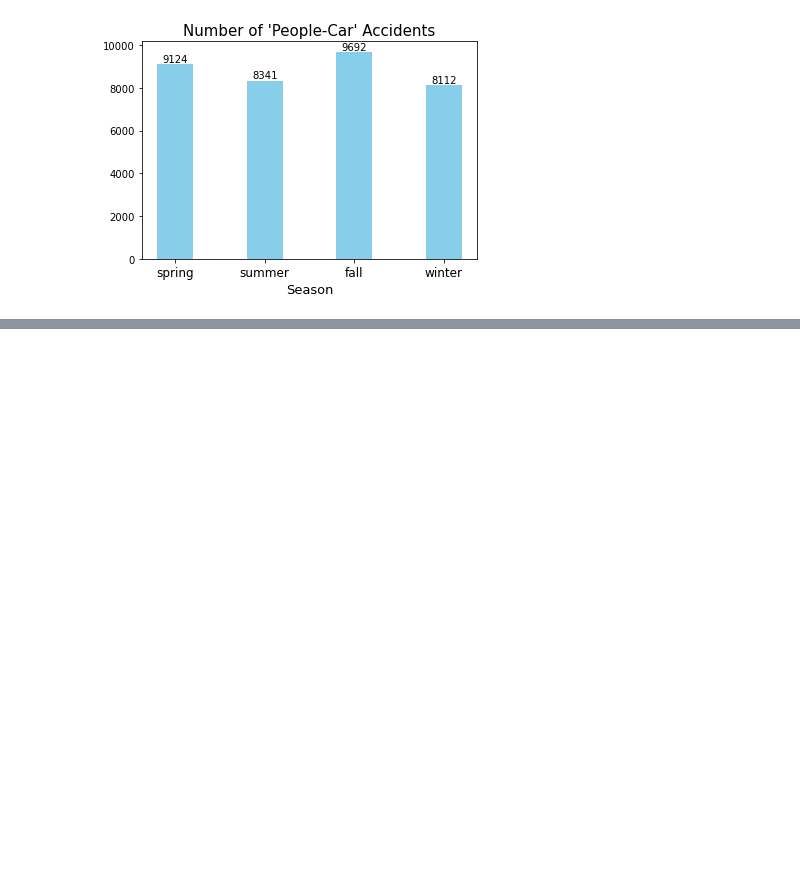
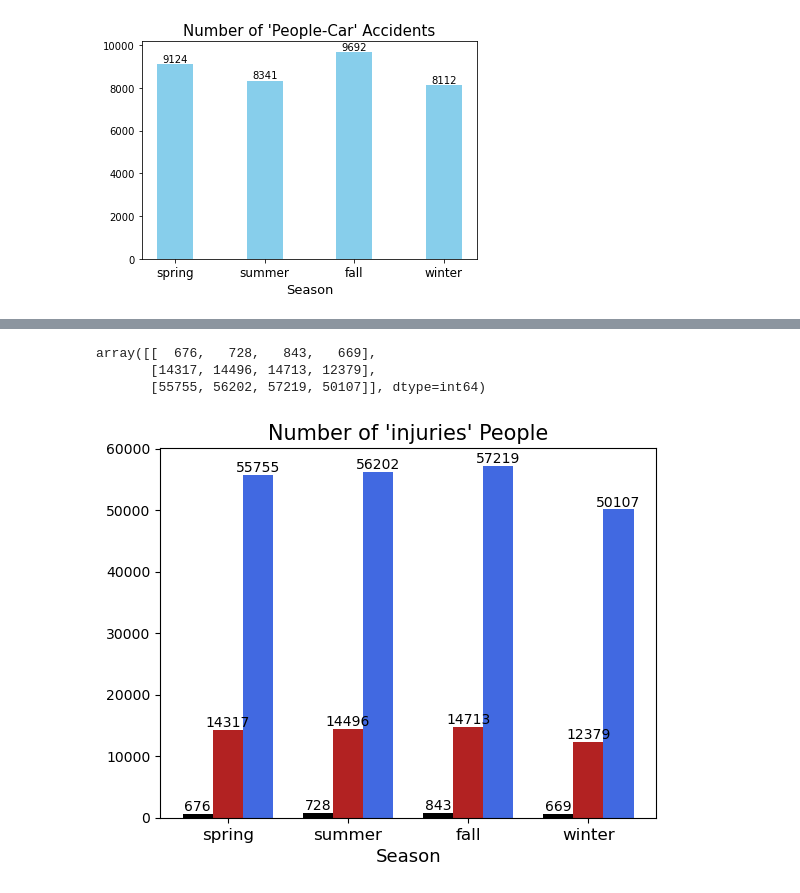
Before and after one commit to jeazure11/dataAnalytics_project, a Jupyter notebook: Final_project.ipynb, the cells around one changed output, grey strips where cells are left out. Saved outputs shown, nothing was run; the diff lists cells and outputs as text; code cells hidden in the pictures; blank space fills up the shorter version.

```diff
--- a/Final_project.ipynb
+++ b/Final_project.ipynb
@@ -166,0 +147,59 @@ plt.show()
+# %%
+#계절별 사망자, 중상자, 경상자 수
+
+#계절별 사망자수
+spr_dead = csv_spring[['사망자수']].sum()
+sum_dead = csv_summer[['사망자수']].sum()
+fall_dead = csv_fall[['사망자수']].sum()
+win_dead = csv_winter[['사망자수']].sum()
+
+#계절별 중상자수
+spr_seri = csv_spring[['중상자수']].sum()
+sum_seri = csv_summer[['중상자수']].sum()
+fall_seri = csv_fall[['중상자수']].sum()
+win_seri = csv_winter[['중상자수']].sum()
+
+#계절별 경상자수
+spr_min = csv_spring[['경상자수']].sum()
+sum_min = csv_summer[['경상자수']].sum()
+fall_min = csv_fall[['경상자수']].sum()
+win_min = csv_winter[['경상자수']].sum()
+
+injuries_1 = np.array([spr_dead,sum_dead,fall_dead,win_dead])
+injuries_2 = np.array([spr_seri,sum_seri,fall_seri,win_seri])
+injuries_3 = np.array([spr_min,sum_min,fall_min,win_min])
+
+injuries_1 = injuries_1.ravel()
+injuries_2 = injuries_2.ravel()
+injuries_3 = injuries_3.ravel()
+
+injuries = np.array([injuries_1,injuries_2,injuries_3])
+
+injuries
+# %% [output]
+array([[  676,   728,   843,   669],
+       [14317, 14496, 14713, 12379],
+       [55755, 56202, 57219, 50107]], dtype=int64)
+# %%
+#계절별 사망자, 중상자, 경상자 수 비교
+import matplotlib.pyplot as plt
+season = ['spring','summer','fall','winter'] #계절 배열
+index = np.arange(len(season)) #가로축(계절) 항목 개수
+
+seaBar1=plt.bar(index- 0.25,injuries[0],width=0.25,color = 'black')
+seaBar2=plt.bar(index+ 0.00,injuries[1],width=0.25,color = 'firebrick')
+seaBar3=plt.bar(index+ 0.25,injuries[2],width=0.25,color = 'royalblue')
+plt.title("Number of 'injuries' People",fontsize=15)
+plt.xlabel('Season',fontsize=13)
+plt.xticks(index,season,fontsize=12)
+
+#숫자 넣는 부분
+for i,j in enumerate(seaBar1):
+    plt.text(i-0.25,j.get_height(),injuries[0][i], horizontalalignment= 'center',verticalalignment = 'bottom')
+for i,j in enumerate(seaBar2):
+    plt.text(i,j.get_height(),injuries[1][i], horizontalalignment= 'center',verticalalignment = 'bottom')
+for i,j in enumerate(seaBar3):
+    plt.text(i+0.25,j.get_height(),injuries[2][i], horizontalalignment= 'center',verticalalignment = 'bottom')
+plt.show()
+# %% [output]
+[figure, added]
```
Also changed, not shown: parts of 7 cells of this notebook.
